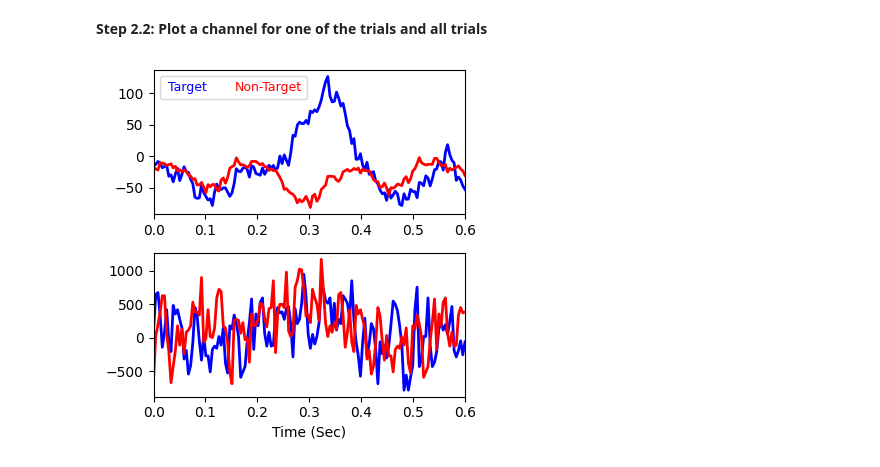
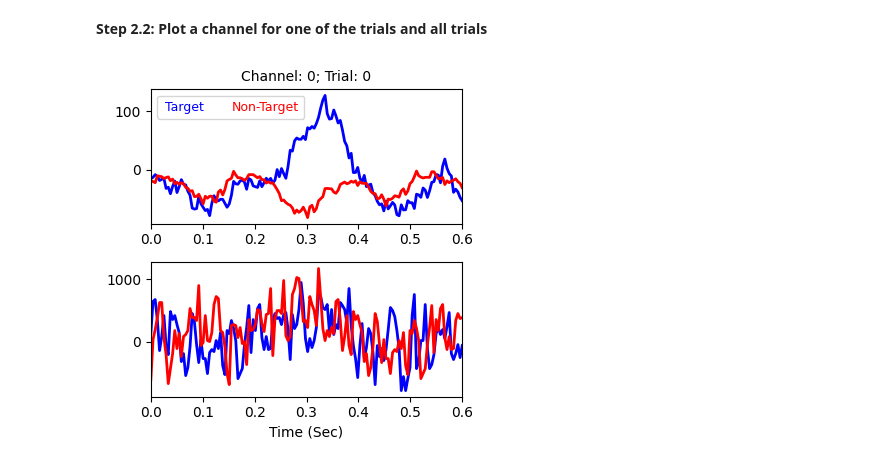
Before and after one commit to RezaSaadatyar/P300-based-EEG-signal-processing, a Jupyter notebook: Code/Python/P300.ipynb, the cells around one changed output. Drawn from its saved outputs; the diff is of its cells as text; code cells hidden in the pictures.

```diff
--- a/Code/Python/P300.ipynb
+++ b/Code/Python/P300.ipynb
@@ -153,25 +159,28 @@ print(f" Data_target.shape: {data_target.shape}, \n Data_non_target.shape: {data
 # %% [markdown]
 **Step 2.2: Plot a channel for one of the trials and all trials**
 # %%
-target_a_trial = data_target[:, 0, 0]
-non_target_a_trial = data_non_target[:, 0, 0]
-target_mean = np.mean(data_target[:, 0, :], axis=1)
-non_target_mean = np.mean(data_non_target[:, 0, :], axis=1)
+trial = 0
+channel = 0
+target_a_trial = data_target[:, channel, trial]
+non_target_a_trial = data_non_target[:, channel, trial]
+target_mean = np.mean(data_target[:, channel, :], axis=1)
+non_target_mean = np.mean(data_non_target[:, channel, :], axis=1)
 time = np.linspace(0, time_trial / 1000, data_target.shape[0])
 
 plt.figure(figsize=(4, 4))  # Adjust width and height as needed
 plt.subplot(2, 1, 1)
 plt.plot(time, target_mean, 'b', linewidth=2, label="Target")
 plt.plot(time, non_target_mean, 'r', linewidth=2, label="Non-Target")
+plt.title(f"Channel: {channel}; Trial: {trial}", fontsize=10)
 plt.legend(fontsize=9, loc="best", ncol=3, handlelength=0, handletextpad=0.25, frameon=True, labelcolor=\
            'linecolor')
 plt.autoscale(enable=True, axis="x", tight=True)
 
 plt.subplot(2, 1, 2)
 plt.plot(time, target_a_trial, 'b', linewidth=2)
 plt.plot(time, non_target_a_trial, 'r', linewidth=2)
-plt.xlabel("Time (Sec)")
+plt.xlabel("Time (Sec)", fontsize=10)
 plt.autoscale(enable=True, axis="x", tight=True)
 plt.tight_layout()
 # %% [output]
-[figure, old version]
+[figure, new version]
```
Also changed, not shown: parts of 28 cells of this notebook, 12 other files.
